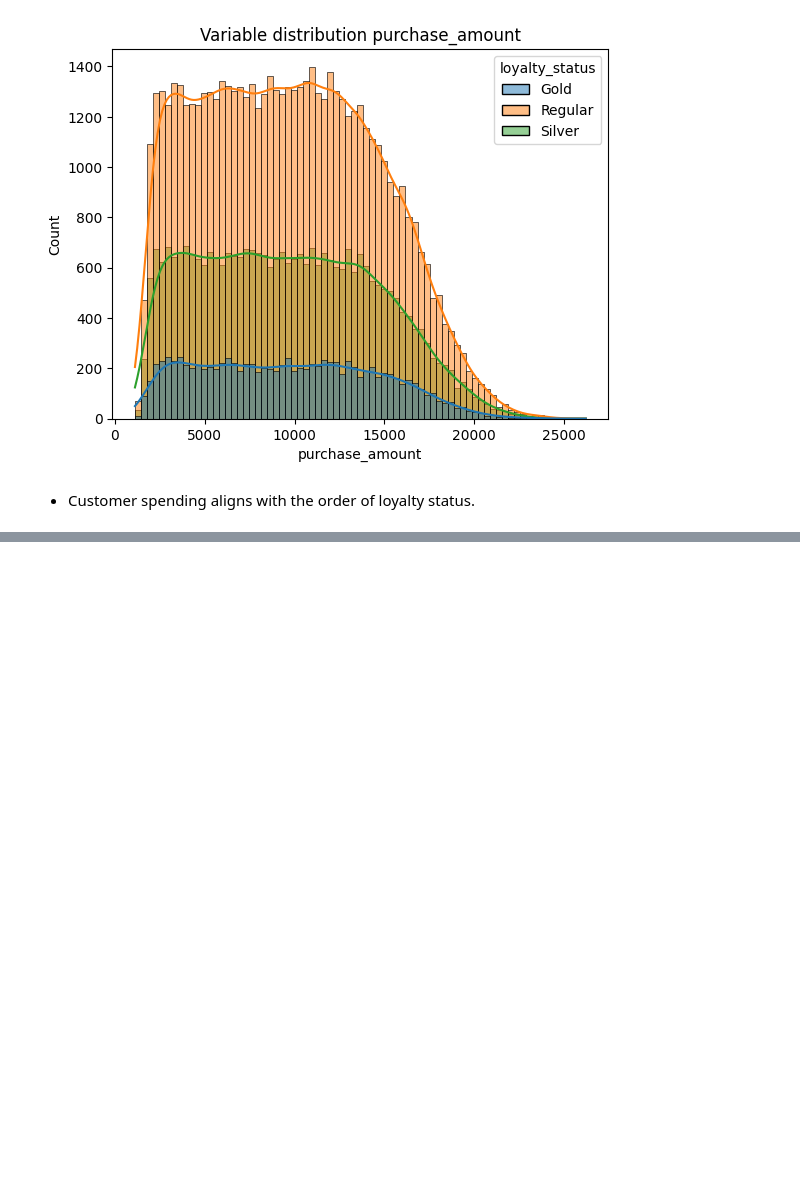
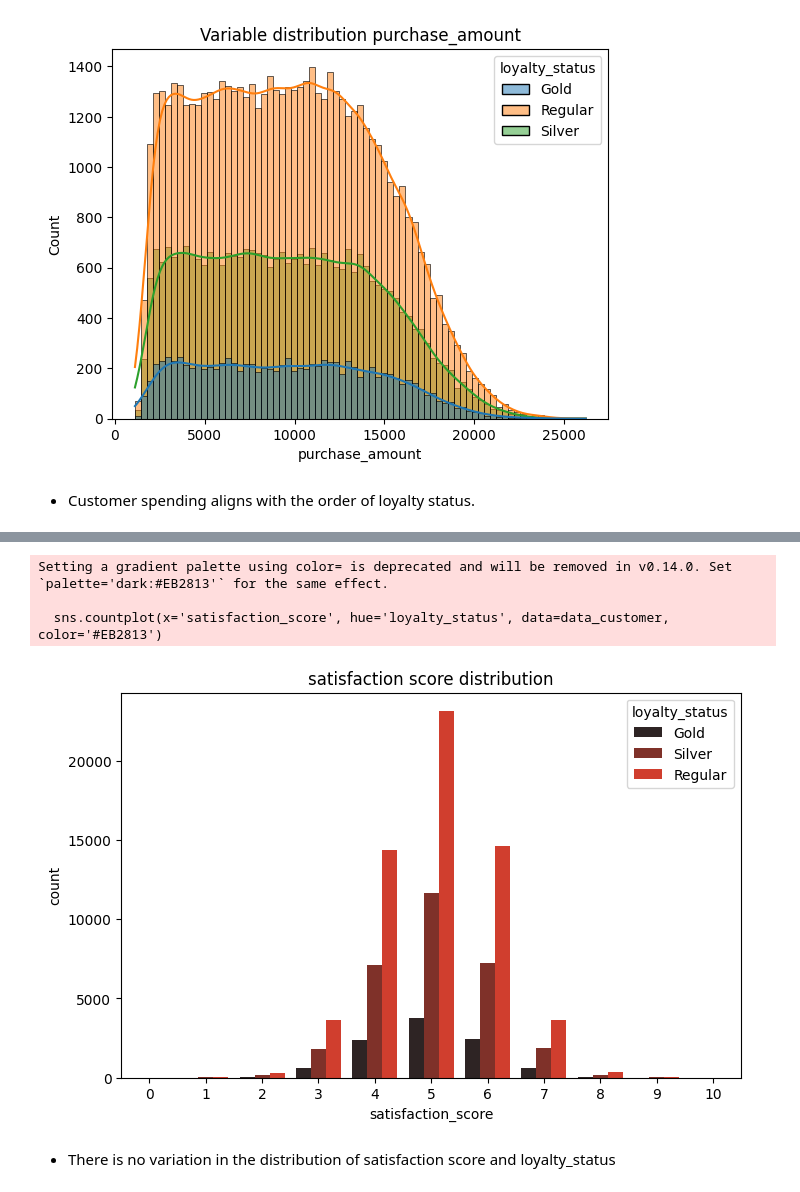
Before and after one commit to dv-tiagosilva/Customer_dataset_analysis, a Jupyter notebook: analysis_customer_dataset.ipynb, the cells around one changed output, grey strips where cells are left out. Drawn from its saved outputs; the diff is of its cells as text; code cells hidden in the pictures; blank space fills up the shorter version.

```diff
--- a/analysis_customer_dataset.ipynb
+++ b/analysis_customer_dataset.ipynb
@@ -735,0 +755,13 @@ Text(0.5, 1.0, 'Variable distribution purchase_amount')
+# %%
+# satisfaction score graph
+plt.figure(figsize=(8, 5))
+sns.countplot(x='satisfaction_score', hue='loyalty_status', data=data_customer, color='#EB2813')
+plt.title("satisfaction score distribution")
+plt.show()
+# %% [output]
+Setting a gradient palette using color= is deprecated and will be removed in v0.14.0. Set `palette='dark:#EB2813'` for the same effect.
+
+  sns.countplot(x='satisfaction_score', hue='loyalty_status', data=data_customer, color='#EB2813')
+[figure, added]
+# %% [markdown]
+- There is no variation in the distribution of satisfaction score and loyalty_status
```
Also changed, not shown: parts of 12 cells of this notebook.
